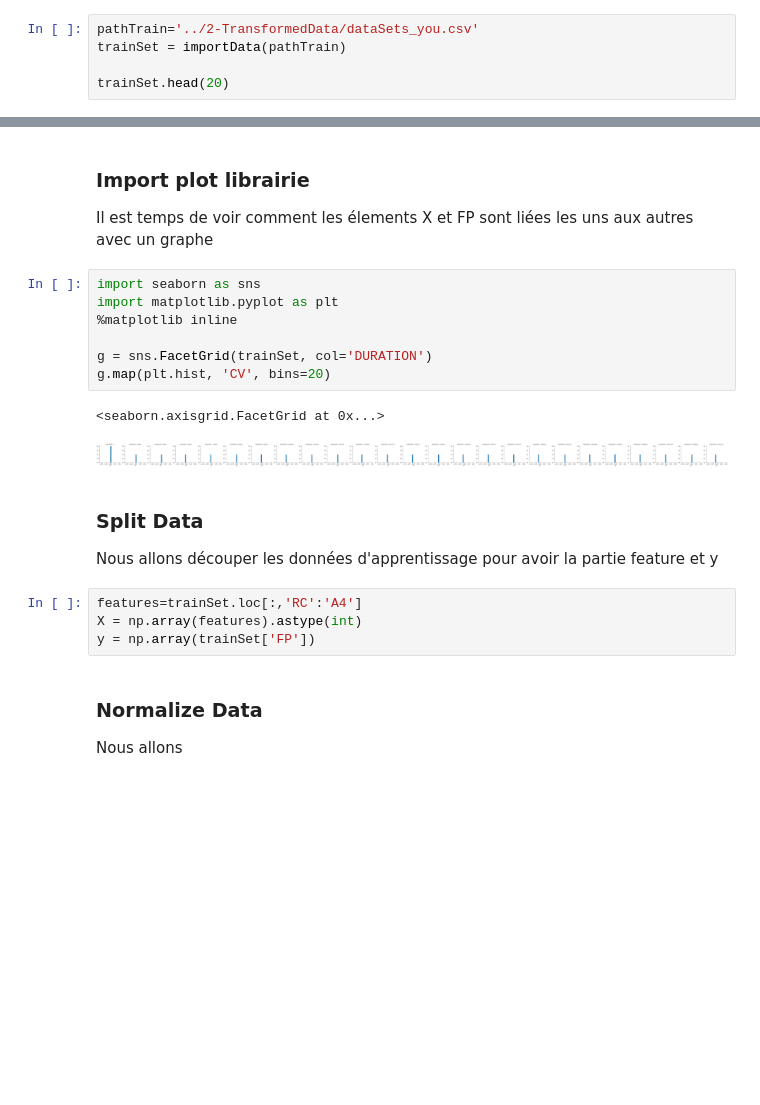
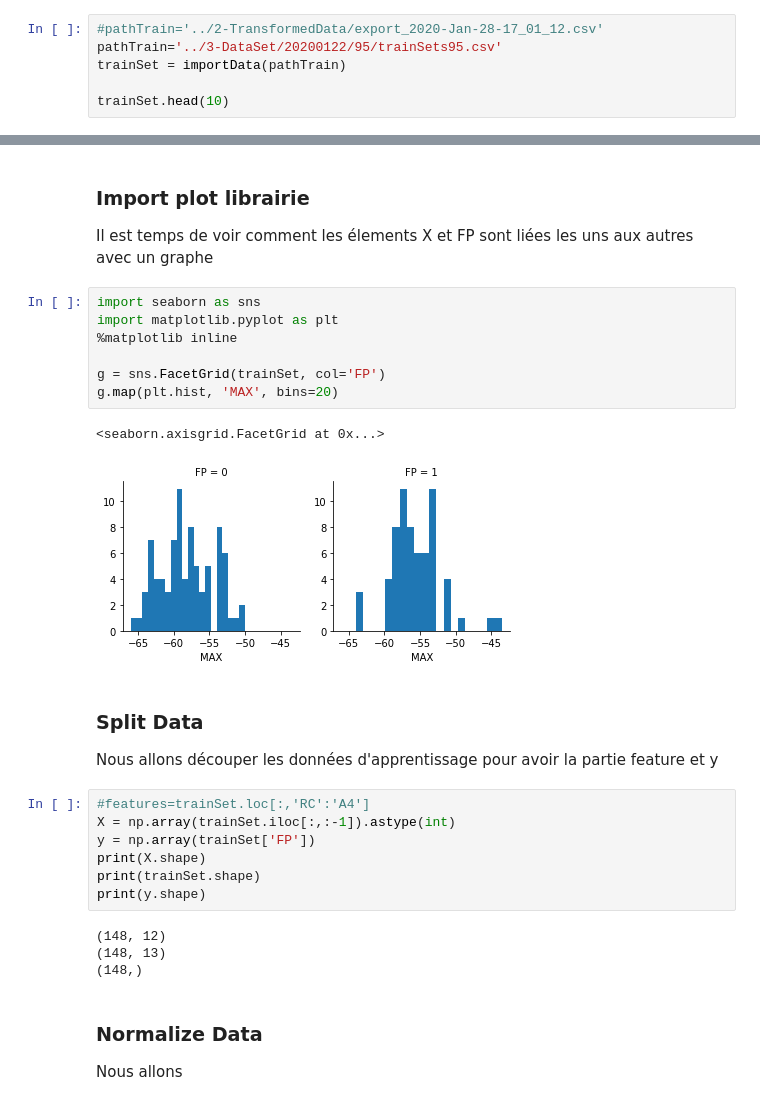
Before and after one commit to asmiou/ProjetPortiqueConnecte, a Jupyter notebook: 5-Classifier/kmean.ipynb, the cells around one changed output, grey strips where cells are left out. Cells and saved outputs as stored; diff of their text form; blank space fills up the shorter version.

Commit message:
update 20200403 before traintement data

```diff
--- a/5-Classifier/kmean.ipynb
+++ b/5-Classifier/kmean.ipynb
@@ -16,9 +16,10 @@ def importData(path):
     #data = data.drop(columns="ECP")
     return data
 # %%
-pathTrain='../2-TransformedData/dataSets_you.csv'
+#pathTrain='../2-TransformedData/export_2020-Jan-28-17_01_12.csv'
+pathTrain='../3-DataSet/20200122/95/trainSets95.csv'
 trainSet = importData(pathTrain)
 
-trainSet.head(20)
+trainSet.head(10)
 # %% [output]
 |  | RC | MIN | MAX | MEAN | START | END | DURATION | CV | A1 | A2 | A3 | ... |
@@ -63,20 +86,27 @@ Il est temps de voir comment les élements X et FP sont liées les uns aux autre
 # %%
 import seaborn as sns
 import matplotlib.pyplot as plt
 %matplotlib inline
 
-g = sns.FacetGrid(trainSet, col='DURATION')
-g.map(plt.hist, 'CV', bins=20)
+g = sns.FacetGrid(trainSet, col='FP')
+g.map(plt.hist, 'MAX', bins=20)
 # %% [output]
 <seaborn.axisgrid.FacetGrid at 0x...>
-[figure, old version]
+[figure, new version]
 # %% [markdown]
 ### Split Data
 Nous allons découper les données d'apprentissage pour avoir la partie feature et y
 # %%
-features=trainSet.loc[:,'RC':'A4']
-X = np.array(features).astype(int)
+#features=trainSet.loc[:,'RC':'A4']
+X = np.array(trainSet.iloc[:,:-1]).astype(int)
 y = np.array(trainSet['FP'])
+print(X.shape)
+print(trainSet.shape)
+print(y.shape)
+# %% [output]
+(148, 12)
+(148, 13)
+(148,)
 # %% [markdown]
 ### Normalize Data
 Nous allons
```
Also changed, not shown: parts of 11 cells of this notebook, 20 other files.
